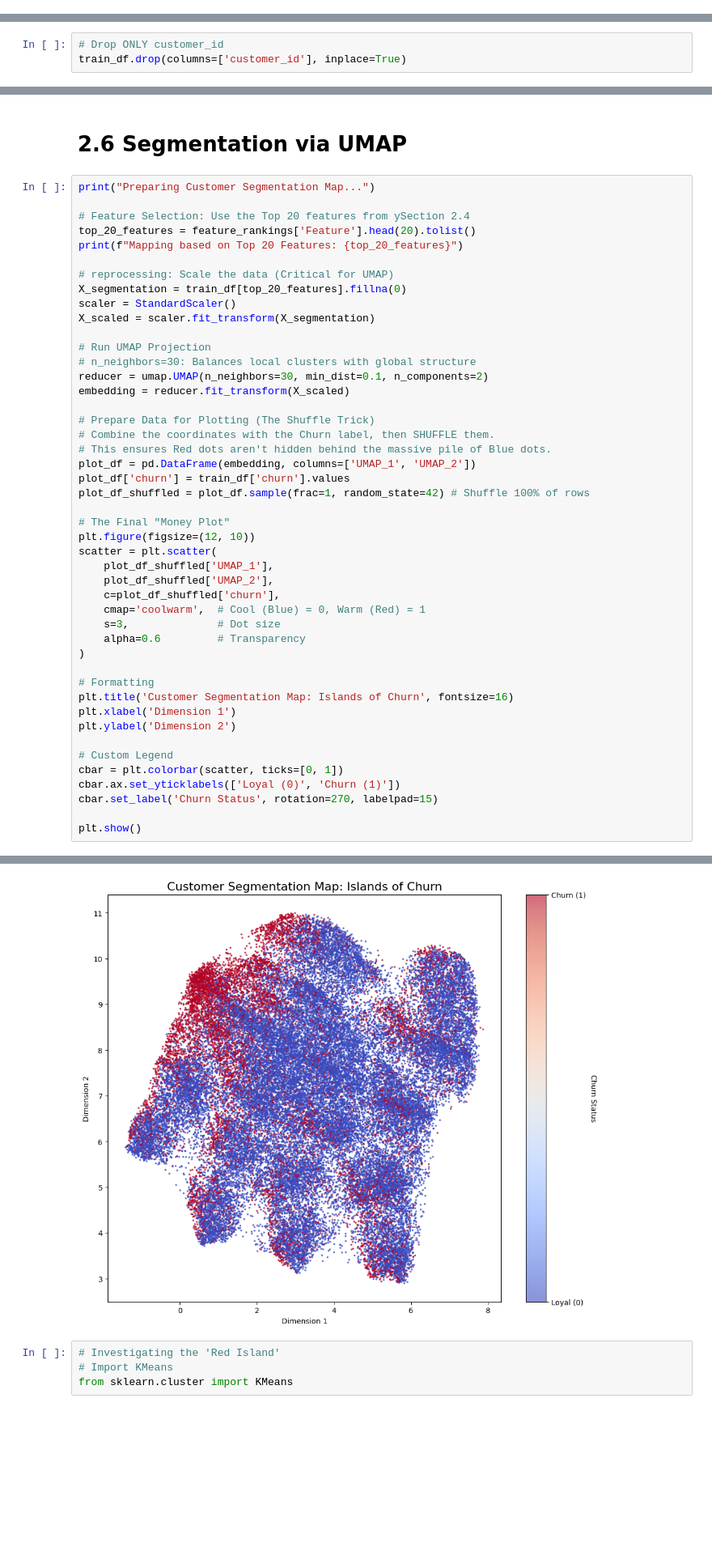
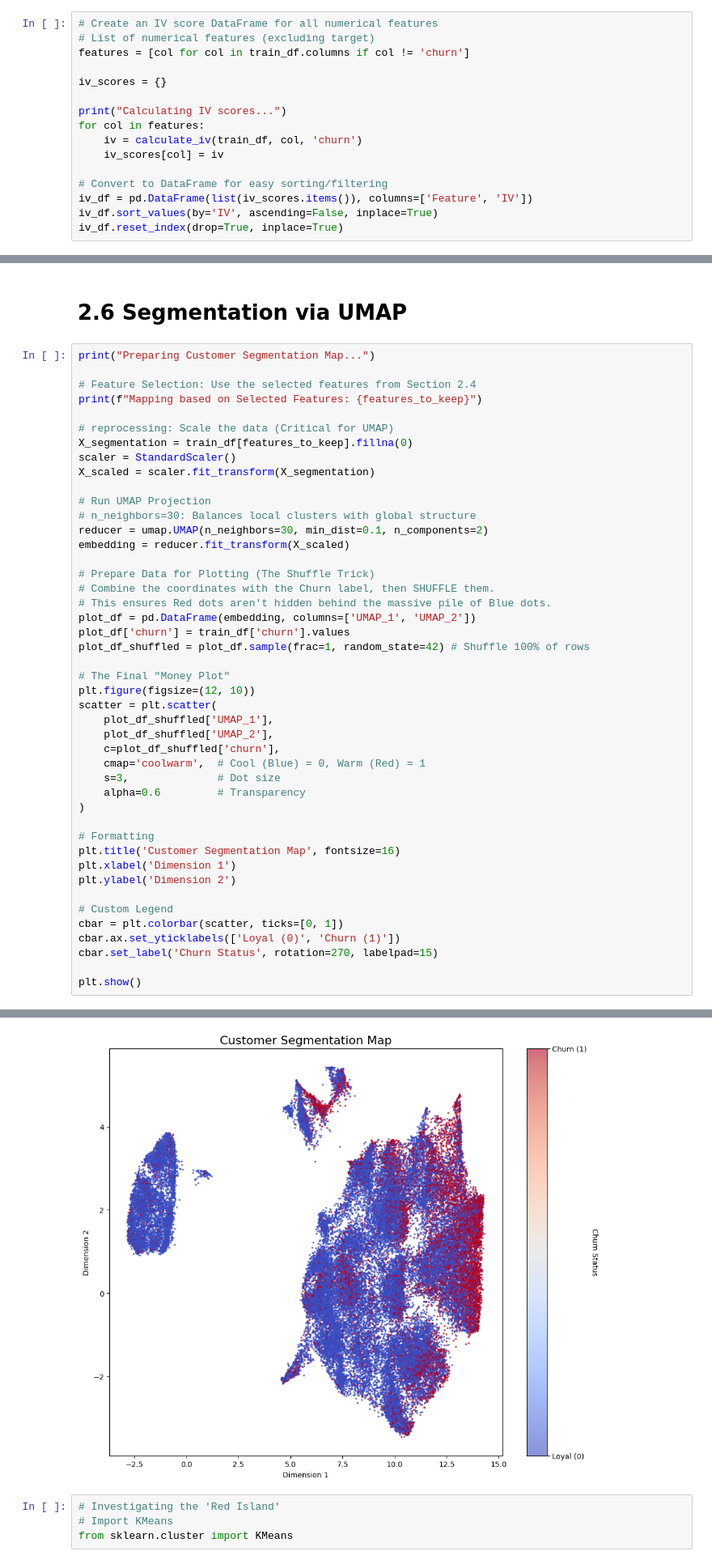
Before and after one commit to tejakusumah-y2008hub/telco-customer-churn-prediction, a Jupyter notebook: notebooks/2.0-yusuftejakusumah-exploratory-data-analysis.ipynb, the cells around one changed output, grey strips where cells are left out. Shown at 81% size. Drawn from its saved outputs; the diff is of its cells as text; blank space fills up the shorter version.

Commit message:
EDA of New Selected Features: IV and Redundancy Analysis, Feature Importance, and WoE Analysis

```diff
--- a/notebooks/2.0-yusuftejakusumah-exploratory-data-analysis.ipynb
+++ b/notebooks/2.0-yusuftejakusumah-exploratory-data-analysis.ipynb
@@ -81,0 +128,16 @@ Confirmed: No columns with zero variance. Every feature has data.
+# %%
+# Create an IV score DataFrame for all numerical features
+# List of numerical features (excluding target)
+features = [col for col in train_df.columns if col != 'churn']
+
+iv_scores = {}
+
+print("Calculating IV scores...")
+for col in features:
+    iv = calculate_iv(train_df, col, 'churn')
+    iv_scores[col] = iv
+
+# Convert to DataFrame for easy sorting/filtering
+iv_df = pd.DataFrame(list(iv_scores.items()), columns=['Feature', 'IV'])
+iv_df.sort_values(by='IV', ascending=False, inplace=True)
+iv_df.reset_index(drop=True, inplace=True)
@@ -88,4 +200 @@ These papers emphasize redundancy analysis with hierarchical flustering of featu
-# %%
-# Drop ONLY customer_id
-train_df.drop(columns=['customer_id'], inplace=True)
 # %%
@@ -461,12 +429,11 @@ plot_woe_analysis(train_df, 'data_usage_change_2wk', 'churn')
 # %%
 print("Preparing Customer Segmentation Map...")
 
-# Feature Selection: Use the Top 20 features from ySection 2.4
-top_20_features = feature_rankings['Feature'].head(20).tolist()
-print(f"Mapping based on Top 20 Features: {top_20_features}")
+# Feature Selection: Use the selected features from Section 2.4
+print(f"Mapping based on Selected Features: {features_to_keep}")
 
 # reprocessing: Scale the data (Critical for UMAP)
-X_segmentation = train_df[top_20_features].fillna(0)
+X_segmentation = train_df[features_to_keep].fillna(0)
 scaler = StandardScaler()
 X_scaled = scaler.fit_transform(X_segmentation)
 
@@ -494,7 +461,7 @@ scatter = plt.scatter(
 )
 
 # Formatting
-plt.title('Customer Segmentation Map: Islands of Churn', fontsize=16)
+plt.title('Customer Segmentation Map', fontsize=16)
 plt.xlabel('Dimension 1')
 plt.ylabel('Dimension 2')
 
@@ -510,4 +477,4 @@ Mapping based on Top 20 Features: ['total_data_w3_4', 'data_usage_change_2wk', '
-[figure, old version]
+[figure, new version]
 # %%
 # Investigating the 'Red Island'
 # Import KMeans
```
Also changed, not shown: parts of 34 cells of this notebook, 2 other files.
